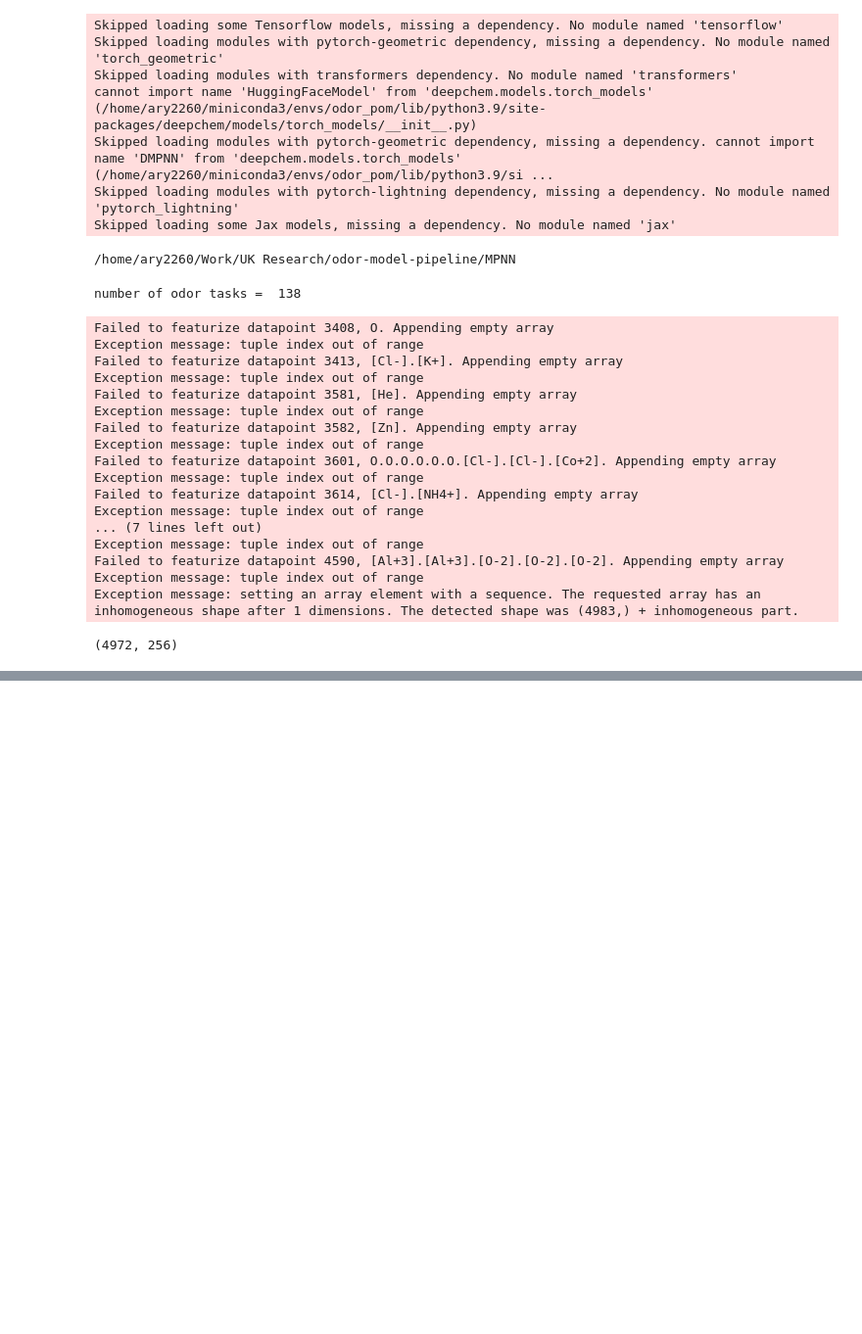
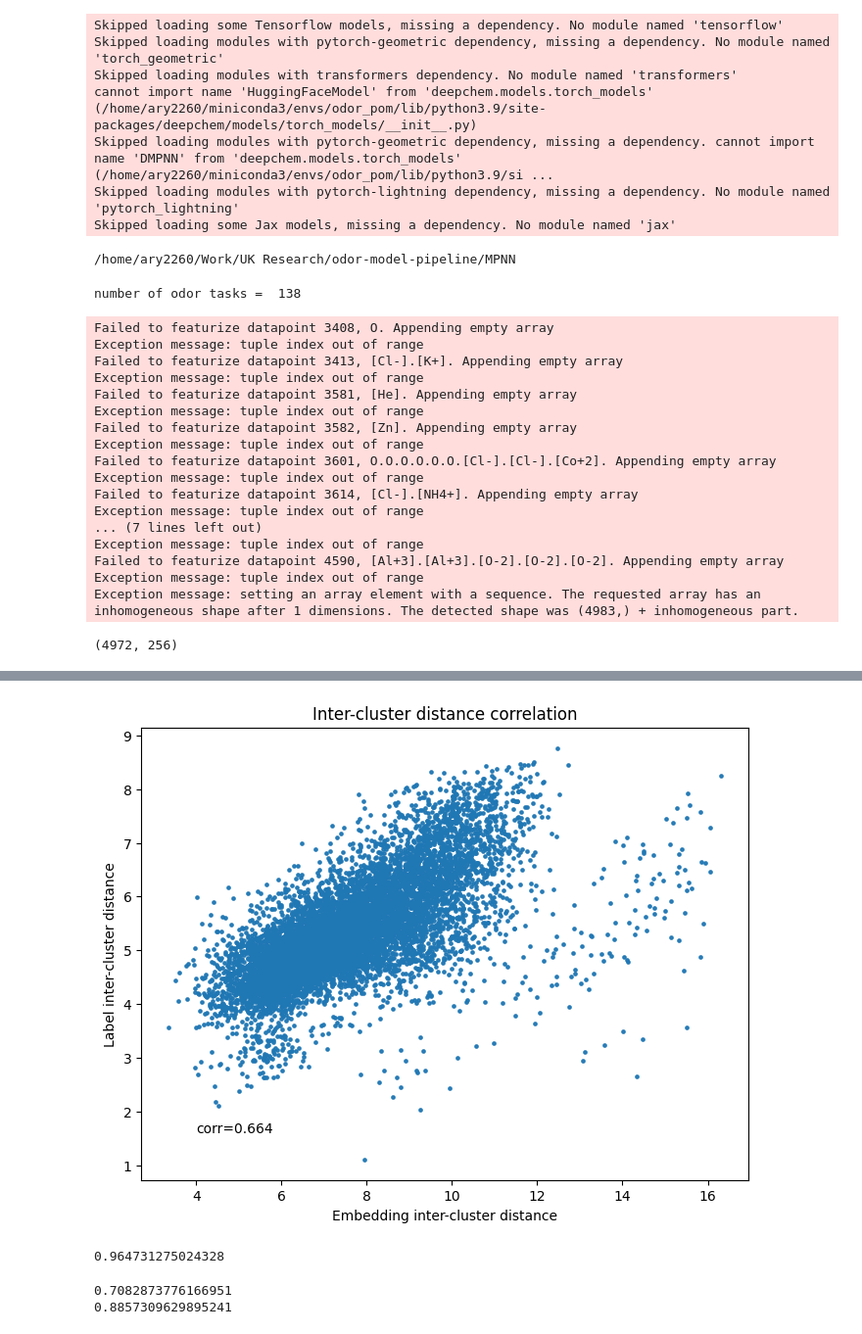
Before and after one commit to ARY2260/odor-model-pipeline, a Jupyter notebook: MPNN/pca.ipynb, the cells around one changed output, grey strips where cells are left out. Shown: that part at 98% size. Saved outputs shown, nothing was run; the diff lists cells and outputs as text; code cells hidden in the pictures; blank space fills up the shorter version.

```diff
--- a/MPNN/pca.ipynb
+++ b/MPNN/pca.ipynb
@@ -167,0 +310,24 @@ pom_frame(model, dataset, 55)
+# %%
+import matplotlib.pyplot as plt
+import numpy as np
+
+df = pd.read_csv('inter_cluster_distances.csv')
+df['label_ICD_transformed'] = df['label_ICD']*5
+plt.figure(figsize=(8, 6))  # Optional: Set the figure size
+plt.scatter(df['embed_ICD'], df['label_ICD_transformed'], color='#1F77B4', label='Dataset 1', s=5, alpha=0.7, edgecolors='#1F77B4')
+# plt.hist(x['0'], bins=20)
+# Add labels and title
+plt.xlabel('Embedding inter-cluster distance')
+plt.ylabel('Label inter-cluster distance')
+plt.title('Inter-cluster distance correlation')
+
+corr_matrix = np.corrcoef(df['embed_ICD'], df['label_ICD'])
+corr_coefficient = round(corr_matrix[0, 1], ndigits=3)
+
+# Add legend
+plt.text(x=4, y=1.6, s=f'corr={corr_coefficient}')
+
+# Show the plot
+plt.show()
+# %% [output]
+[figure, added]
@@ -167,0 +422,4 @@ pom_frame(model, dataset, 55)
+# %%
+np.asarray(results).mean()
+# %% [output]
+0.964731275024328
@@ -167,0 +437,6 @@ pom_frame(model, dataset, 55)
+# %%
+print(df_main['Cluster tightness embeddings'].quantile(0.5))
+print(df_main['Cluster tightness labels'].quantile(0.5))
+# %% [output]
+0.7082873776166951
+0.8857309629895241
```
Also changed, not shown: parts of 31 cells of this notebook, 8 other files.
